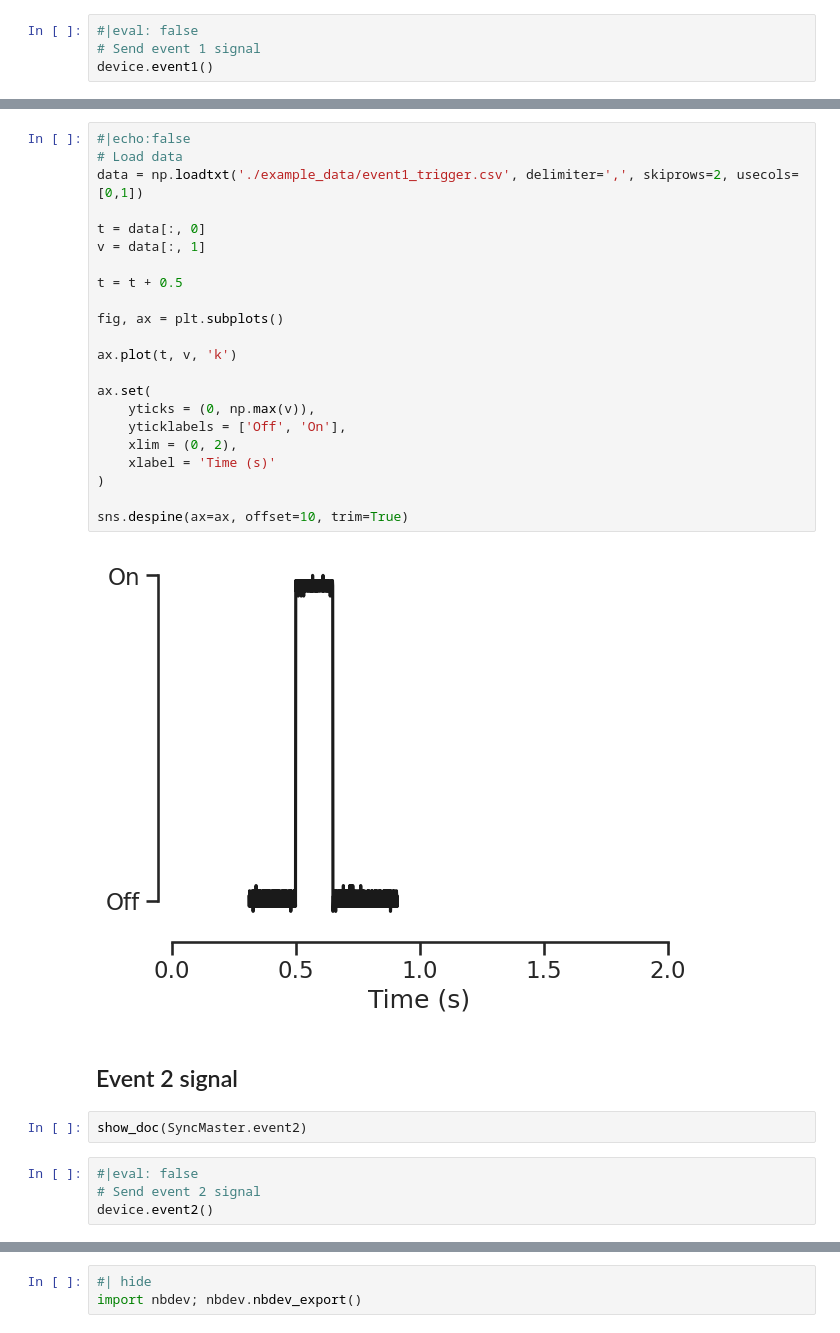
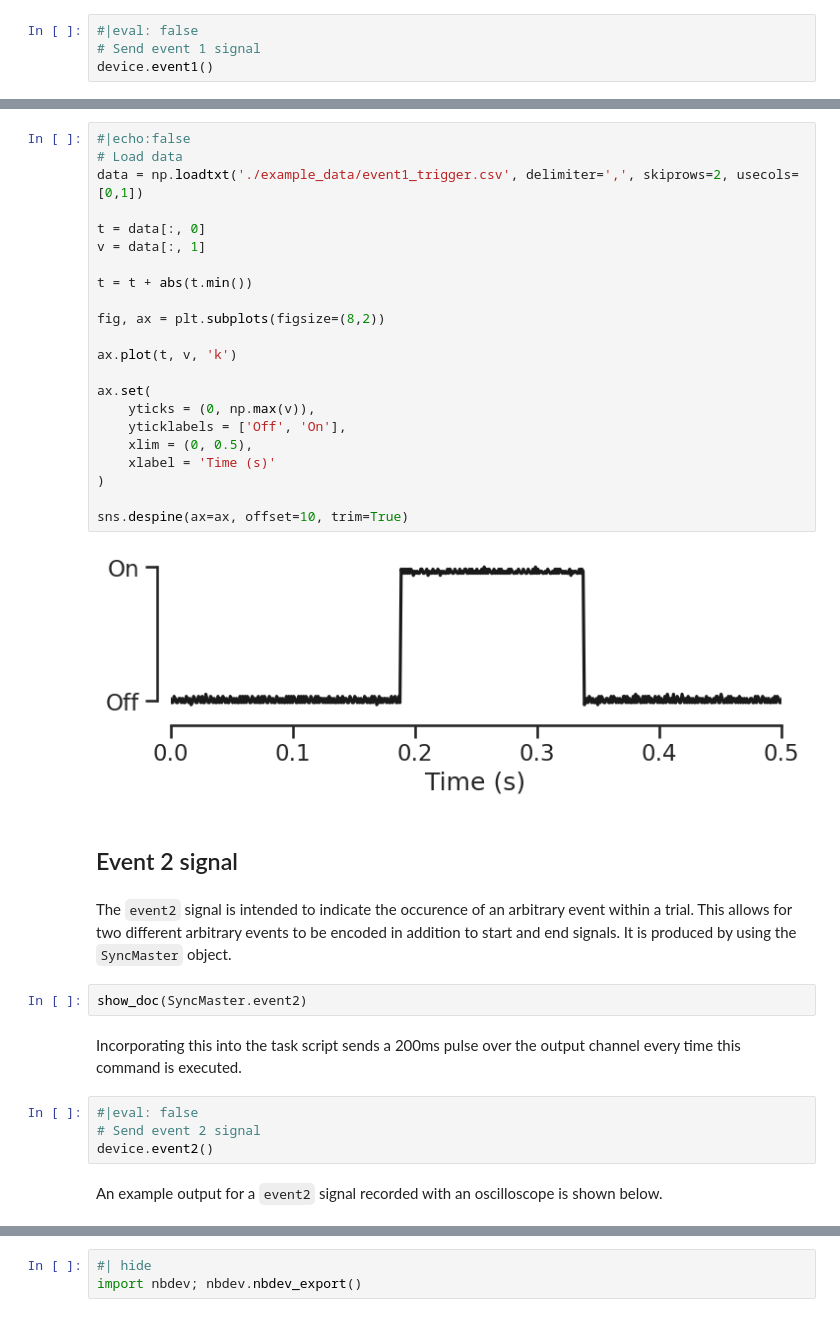
Before and after one commit to conorkeogh/syncmaster, a Jupyter notebook: nbs/03_triggering.ipynb, the cells around one changed output, grey strips where cells are left out. Drawn from its saved outputs; the diff is of its cells as text.

```diff
--- a/nbs/03_triggering.ipynb
+++ b/nbs/03_triggering.ipynb
@@ -105,35 +140,41 @@ device.event1()
 # %%
 #|echo:false
 # Load data
 data = np.loadtxt('./example_data/event1_trigger.csv', delimiter=',', skiprows=2, usecols=[0,1])
 
 t = data[:, 0]
 v = data[:, 1]
 
-t = t + 0.5
+t = t + abs(t.min())
 
-fig, ax = plt.subplots()
+fig, ax = plt.subplots(figsize=(8,2))
 
 ax.plot(t, v, 'k')
 
 ax.set(
     yticks = (0, np.max(v)),
     yticklabels = ['Off', 'On'],
-    xlim = (0, 2),
+    xlim = (0, 0.5),
     xlabel = 'Time (s)'
 )
 
 sns.despine(ax=ax, offset=10, trim=True)
 # %% [output]
-[figure, old version]
+[figure, new version]
 # %% [markdown]
 ## Event 2 signal
+# %% [markdown]
+The `event2` signal is intended to indicate the occurence of an arbitrary event within a trial. This allows for two different arbitrary events to be encoded in addition to start and end signals. It is produced by using the `SyncMaster` object.
 # %%
 show_doc(SyncMaster.event2)
+# %% [markdown]
+Incorporating this into the task script sends a 200ms pulse over the output channel every time this command is executed.
 # %%
 #|eval: false
 # Send event 2 signal
 device.event2()
+# %% [markdown]
+An example output for a `event2` signal recorded with an oscilloscope is shown below.
 # %%
 #|echo:false
 # Load data
```
Also changed, not shown: parts of 15 cells of this notebook.
